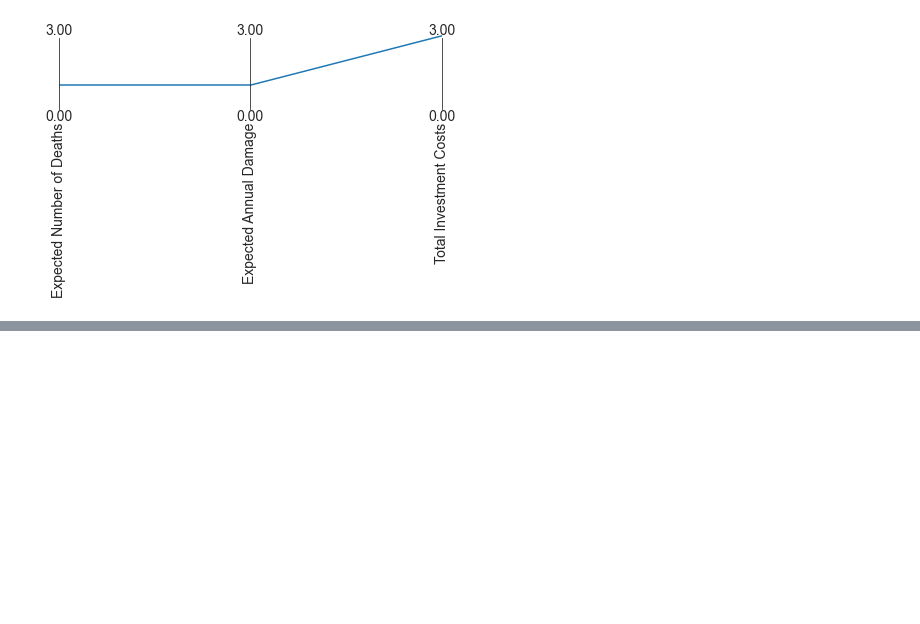
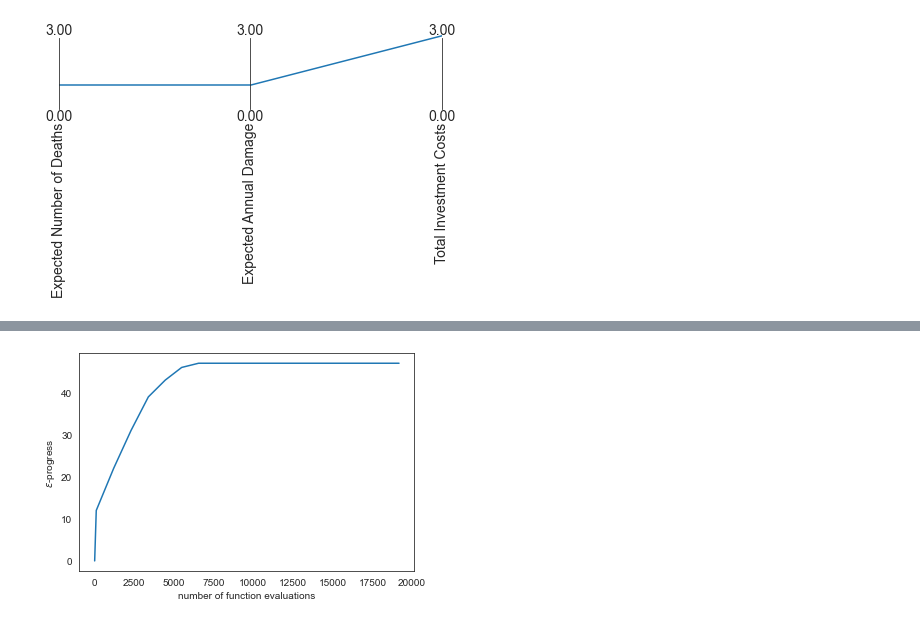
Before and after one commit to hannadenekamp/modelbased, a Jupyter notebook: Robustness.ipynb, the cells around one changed output, grey strips where cells are left out. Cells and saved outputs as stored; diff of their text form; code cells hidden in the pictures; blank space fills up the shorter version.

```diff
--- a/Robustness.ipynb
+++ b/Robustness.ipynb
@@ -362,0 +364,9 @@ plt.show()
+# %%
+fig, ax = plt.subplots()
+ax.plot(convergence.nfe, convergence.epsilon_progress)
+ax.set_ylabel('$\epsilon$-progress')
+
+ax.set_xlabel('number of function evaluations')
+plt.show()
+# %% [output]
+[figure, added]
```
Also changed, not shown: parts of 8 cells of this notebook, 5 other files.
